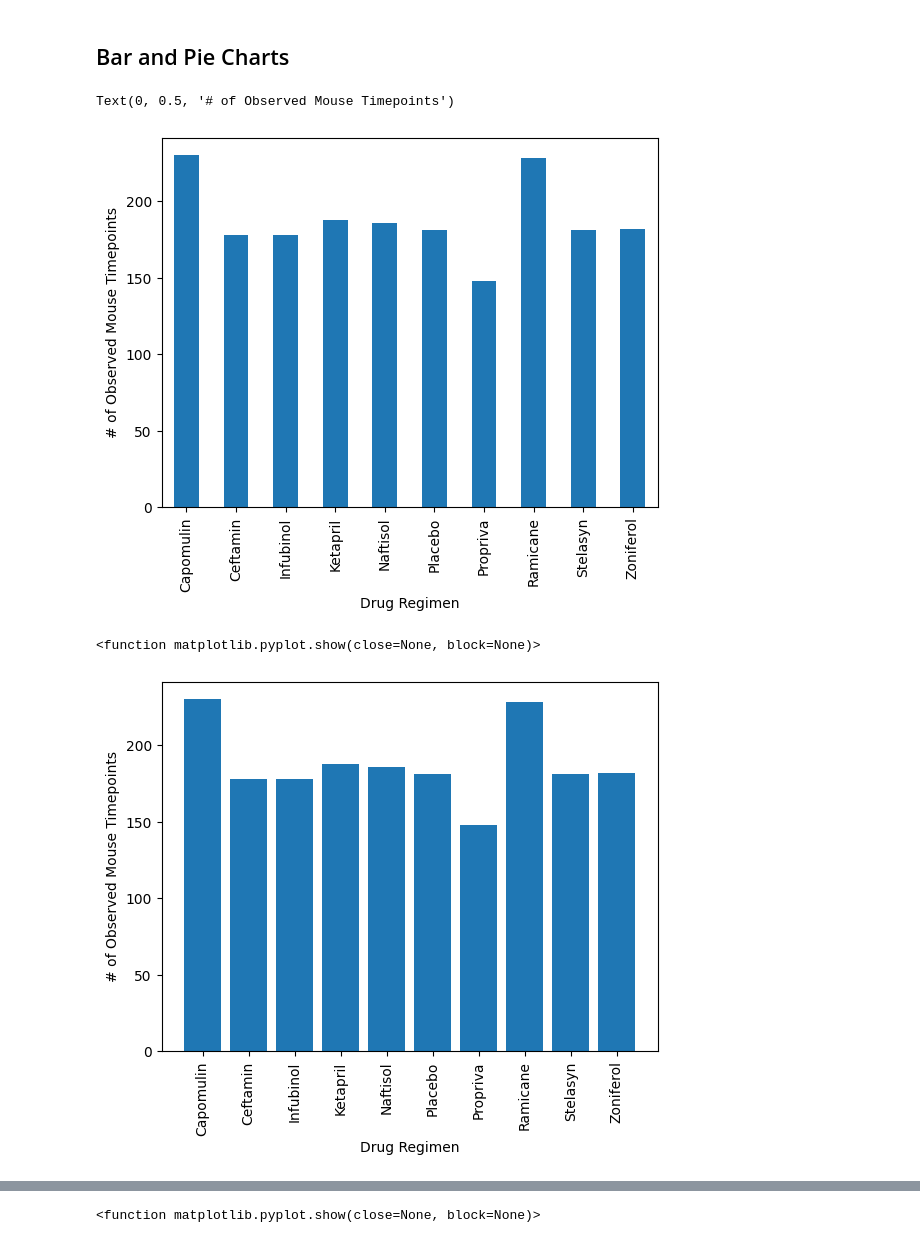
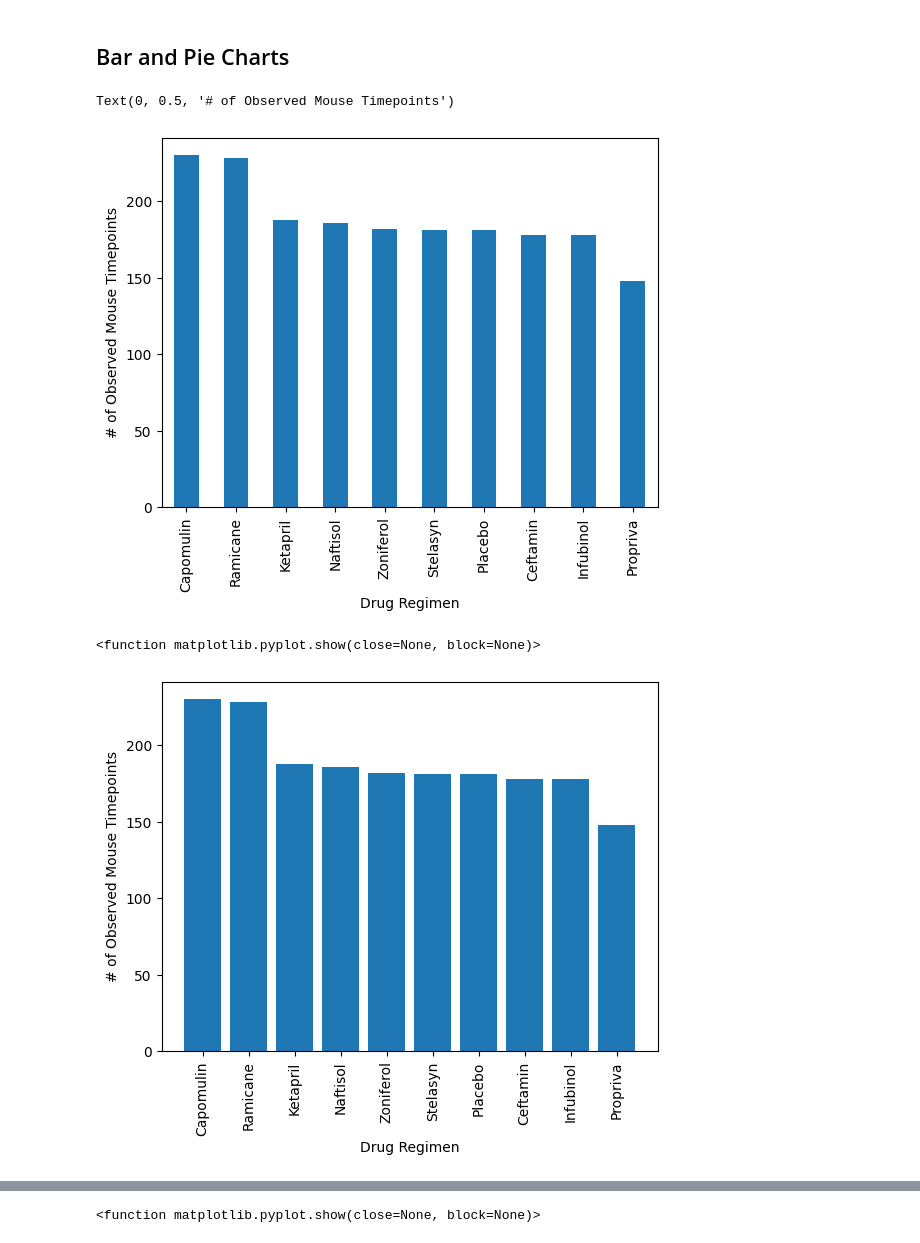
Before and after one commit to kfaulkner2010/module_5_Matplotlib, a Jupyter notebook: Pymaceuticals/pymaceuticals_starter.ipynb, the cells around one changed output, grey strips where cells are left out. Cells and saved outputs as stored; diff of their text form; code cells hidden in the pictures.

```diff
--- a/Pymaceuticals/pymaceuticals_starter.ipynb
+++ b/Pymaceuticals/pymaceuticals_starter.ipynb
@@ -140,16 +141,14 @@ summary_statistics_agg
 ## Bar and Pie Charts
 # %%
 # Generate a bar plot showing the total number of rows (Mouse ID/Timepoints) for each drug regimen using Pandas.
-
-
-# bar_plot_data = combined_df.groupby('Drug Regimen')['Mouse ID','Timepoint'].count()
 bar_plot_data = clean_df.groupby('Drug Regimen').size()
+bar_plot_data = bar_plot_data.sort_values(ascending=False)
 chart = bar_plot_data.plot(kind='bar',x=bar_plot_data.index,y=bar_plot_data.values)
 chart.set_xlabel('Drug Regimen')
 chart.set_ylabel('# of Observed Mouse Timepoints')
 # %% [output]
 Text(0, 0.5, '# of Observed Mouse Timepoints')
-[figure, old version]
+[figure, new version]
 # %%
 # Generate a bar plot showing the total number of rows (Mouse ID/Timepoints) for each drug regimen using pyplot.
 
@@ -160,7 +159,7 @@ plt.xticks(rotation=90)
 plt.show
 # %% [output]
 <function matplotlib.pyplot.show(close=None, block=None)>
-[figure, old version]
+[figure, new version]
 # %%
 # Generate a pie chart, using Pandas, showing the distribution of unique female versus male mice used in the study
 
```
Also changed, not shown: parts of 6 cells of this notebook.
